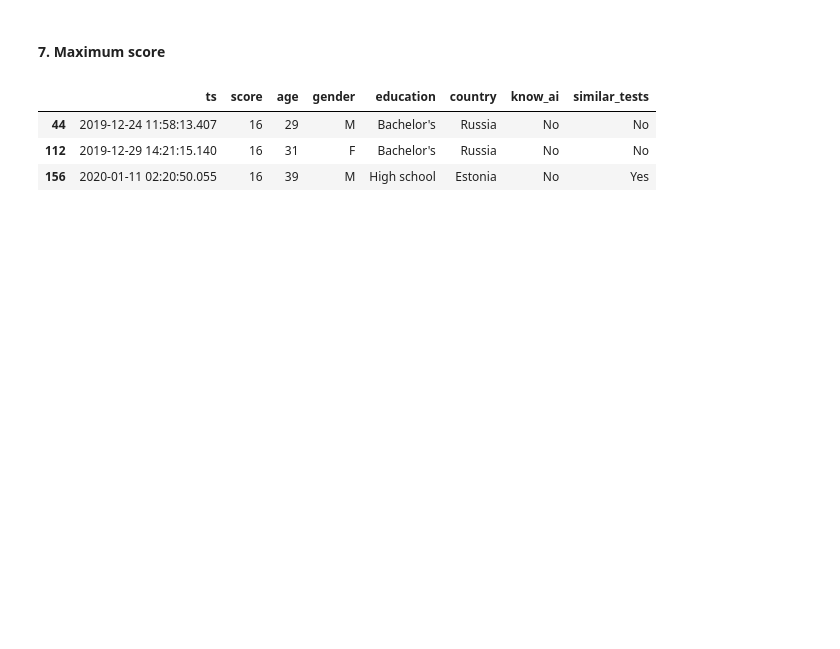
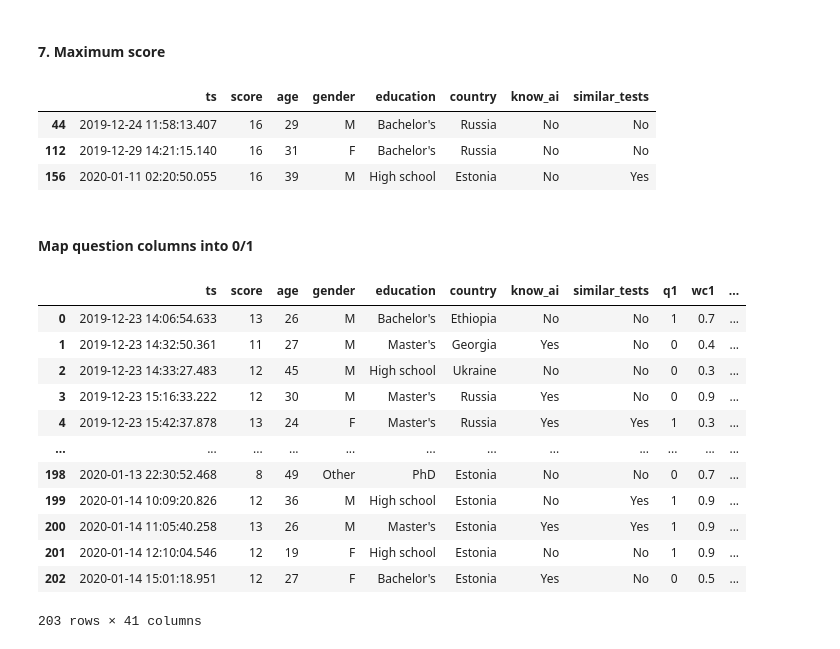
Before and after one commit to ShalyginaA/artificial-or-real, a Jupyter notebook: images_analysis.ipynb, the cells around one changed output. Drawn from its saved outputs; the diff is of its cells as text; code cells hidden in the pictures; blank space fills up the shorter version.

Commit message:
Mapping into 0/1 added, pie plot for countries added

```diff
--- a/images_analysis.ipynb
+++ b/images_analysis.ipynb
@@ -141,3 +174,5 @@ df_max[['ts', 'score', 'age', 'gender', 'education', 'country', 'know_ai', 'simi
 | 44 | 2019-12-24 11:58:13.407 | 16 | 29 | M | Bachelor's | Russia | No | No |
 | 112 | 2019-12-29 14:21:15.140 | 16 | 31 | F | Bachelor's | Russia | No | No |
 | 156 | 2020-01-11 02:20:50.055 | 16 | 39 | M | High school | Estonia | No | Yes |
+# %% [markdown]
+#### Map question columns into 0/1
@@ -143,0 +209,34 @@ df_max[['ts', 'score', 'age', 'gender', 'education', 'country', 'know_ai', 'simi
+# %%
+df_mapped = df.copy()
+
+columns1 = ["q1", "q4", "q9", "q11"]
+for col in columns1:
+    df_mapped[col] = df[col].map(d1)
+
+columns2 = ["q2", "q3", "q10", "q12"]
+for col in columns2:
+    df_mapped[col] = df[col].map(d2)
+
+columns3 = ["q5", "q8", "q14", "q15"]
+for col in columns3:
+    df_mapped[col] = df[col].map(d3)
+
+columns4 = ["q6", "q7", "q13", "q16"]
+for col in columns4:
+    df_mapped[col] = df[col].map(d4)
+# %%
+df_mapped
+# %% [output]
+|  | ts | score | age | gender | education | country | know_ai | similar_tests | q1 | wc1 | ... |
+| 0 | 2019-12-23 14:06:54.633 | 13 | 26 | M | Bachelor's | Ethiopia | No | No | 1 | 0.7 | ... |
+| 1 | 2019-12-23 14:32:50.361 | 11 | 27 | M | Master's | Georgia | Yes | No | 0 | 0.4 | ... |
+| 2 | 2019-12-23 14:33:27.483 | 12 | 45 | M | High school | Ukraine | No | No | 0 | 0.3 | ... |
+| 3 | 2019-12-23 15:16:33.222 | 12 | 30 | M | Master's | Russia | Yes | No | 0 | 0.9 | ... |
+| 4 | 2019-12-23 15:42:37.878 | 13 | 24 | F | Master's | Russia | Yes | Yes | 1 | 0.3 | ... |
+| ... | ... | ... | ... | ... | ... | ... | ... | ... | ... | ... | ... |
+| 198 | 2020-01-13 22:30:52.468 | 8 | 49 | Other | PhD | Estonia | No | No | 0 | 0.7 | ... |
+| 199 | 2020-01-14 10:09:20.826 | 12 | 36 | M | High school | Estonia | No | Yes | 1 | 0.9 | ... |
+| 200 | 2020-01-14 11:05:40.258 | 13 | 26 | M | Master's | Estonia | Yes | Yes | 1 | 0.9 | ... |
+| 201 | 2020-01-14 12:10:04.546 | 12 | 19 | F | High school | Estonia | No | No | 1 | 0.9 | ... |
+| 202 | 2020-01-14 15:01:18.951 | 12 | 27 | F | Bachelor's | Estonia | Yes | No | 0 | 0.5 | ... |
+203 rows × 41 columns
```
Also changed, not shown: parts of 8 cells of this notebook.
